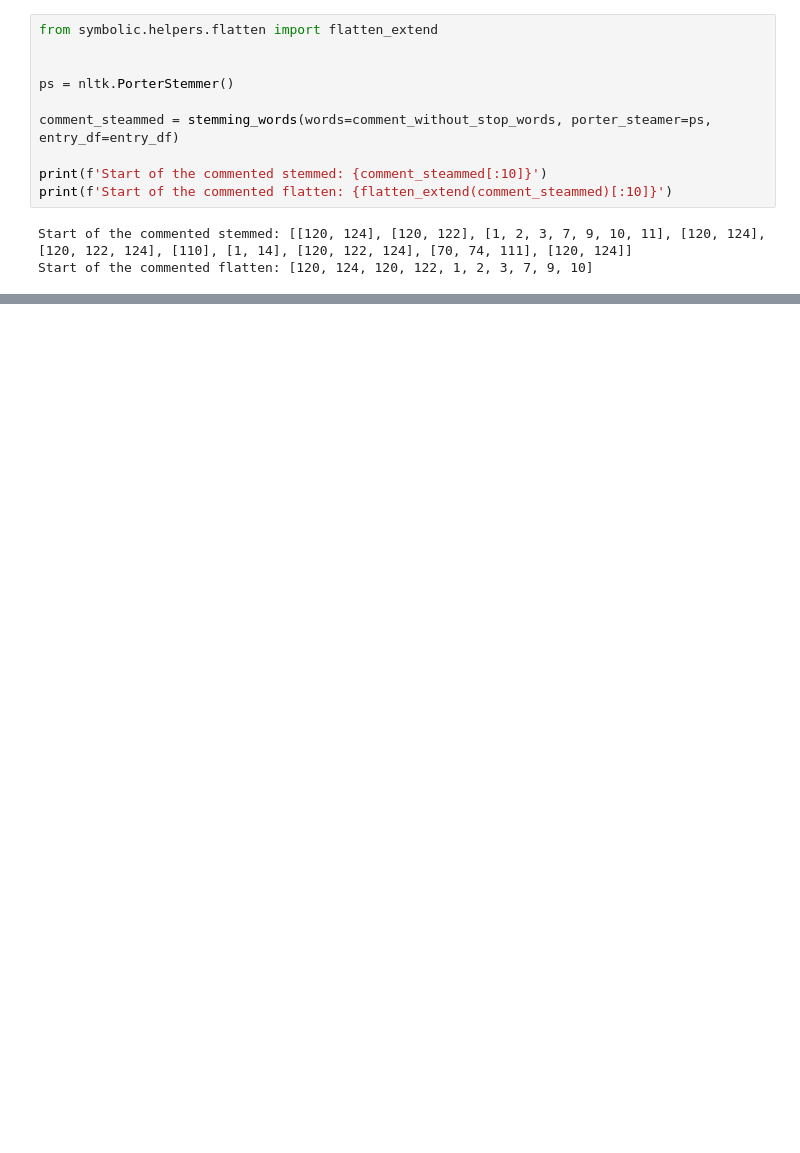
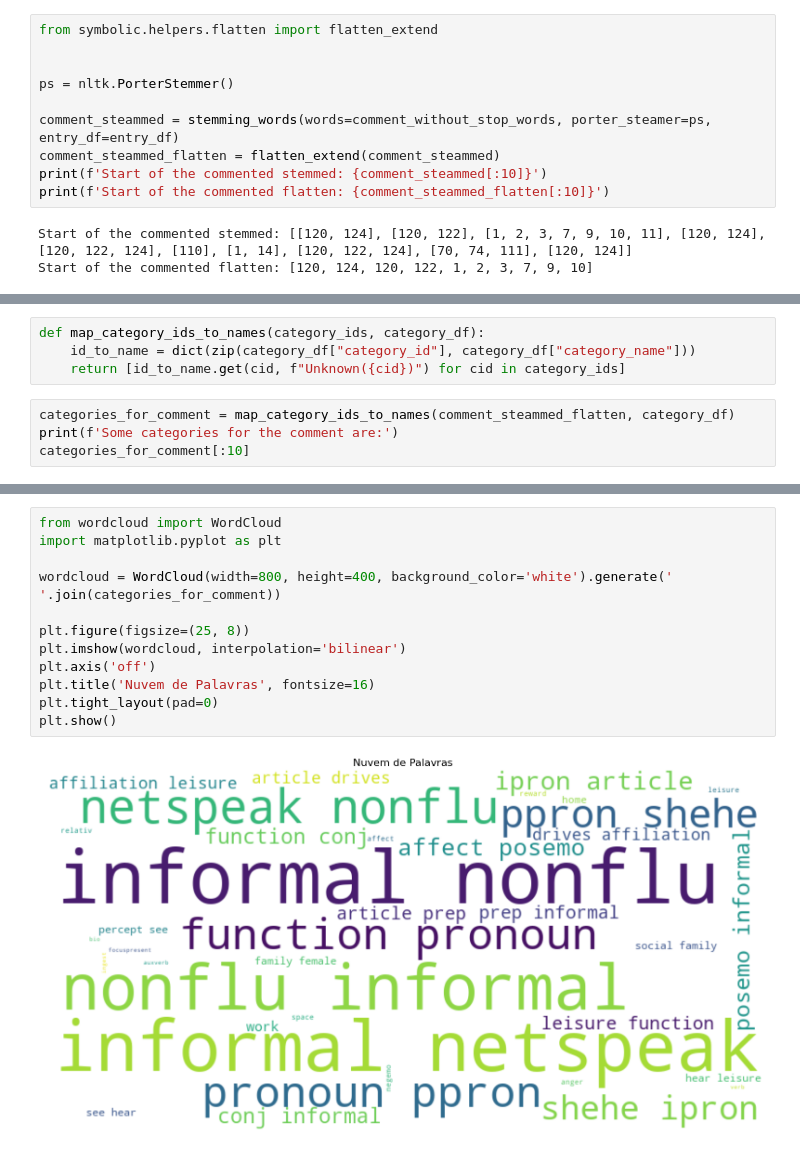
Before and after one commit to joaocarvoli/nlp-symbolic-solution, a Jupyter notebook: symbolic/src/symbolic/notebooks/exploring.ipynb, the cells around one changed output, grey strips where cells are left out. Cells and saved outputs as stored; diff of their text form; blank space fills up the shorter version.

```diff
--- a/symbolic/src/symbolic/notebooks/exploring.ipynb
+++ b/symbolic/src/symbolic/notebooks/exploring.ipynb
@@ -188,9 +183,9 @@ from symbolic.helpers.flatten import flatten_extend
 ps = nltk.PorterStemmer()
 
 comment_steammed = stemming_words(words=comment_without_stop_words, porter_steamer=ps, entry_df=entry_df)
-
+comment_steammed_flatten = flatten_extend(comment_steammed)
 print(f'Start of the commented stemmed: {comment_steammed[:10]}')
-print(f'Start of the commented flatten: {flatten_extend(comment_steammed)[:10]}')
+print(f'Start of the commented flatten: {comment_steammed_flatten[:10]}')
 # %% [output]
 Start of the commented stemmed: [[120, 124], [120, 122], [1, 2, 3, 7, 9, 10, 11], [120, 124], [120, 122, 124], [110], [1, 14], [120, 122, 124], [70, 74, 111], [120, 124]]
 Start of the commented flatten: [120, 124, 120, 122, 1, 2, 3, 7, 9, 10]
@@ -196,0 +200,8 @@ Start of the commented flatten: [120, 124, 120, 122, 1, 2, 3, 7, 9, 10]
+# %%
+def map_category_ids_to_names(category_ids, category_df):
+    id_to_name = dict(zip(category_df["category_id"], category_df["category_name"]))
+    return [id_to_name.get(cid, f"Unknown({cid})") for cid in category_ids]
+# %%
+categories_for_comment = map_category_ids_to_names(comment_steammed_flatten, category_df)
+print(f'Some categories for the comment are:')
+categories_for_comment[:10]
@@ -196,0 +220,14 @@ Start of the commented flatten: [120, 124, 120, 122, 1, 2, 3, 7, 9, 10]
+# %%
+from wordcloud import WordCloud
+import matplotlib.pyplot as plt
+
+wordcloud = WordCloud(width=800, height=400, background_color='white').generate(' '.join(categories_for_comment))
+
+plt.figure(figsize=(25, 8))
+plt.imshow(wordcloud, interpolation='bilinear')
+plt.axis('off')
+plt.title('Nuvem de Palavras', fontsize=16)
+plt.tight_layout(pad=0)
+plt.show()
+# %% [output]
+[figure, added]
```
Also changed, not shown: parts of 6 cells of this notebook.
